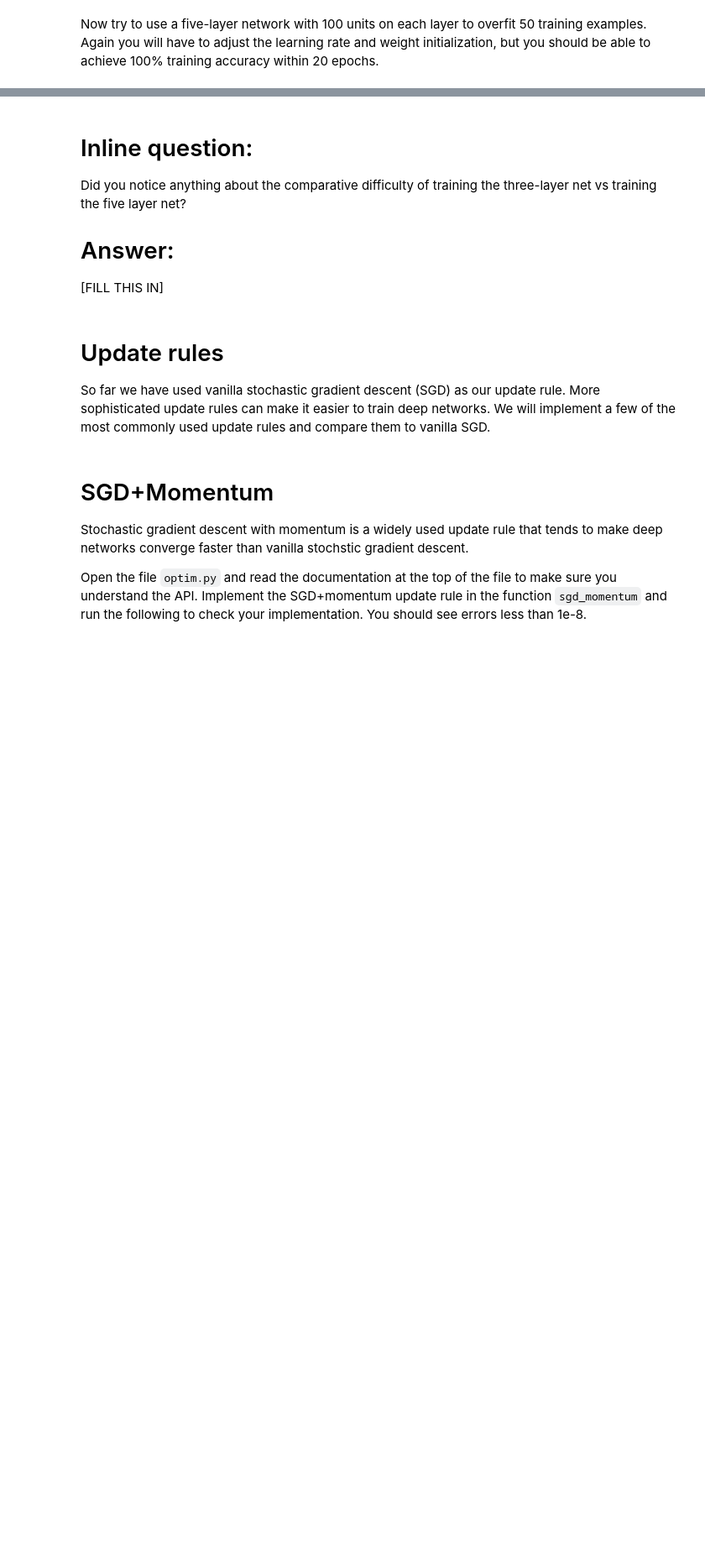
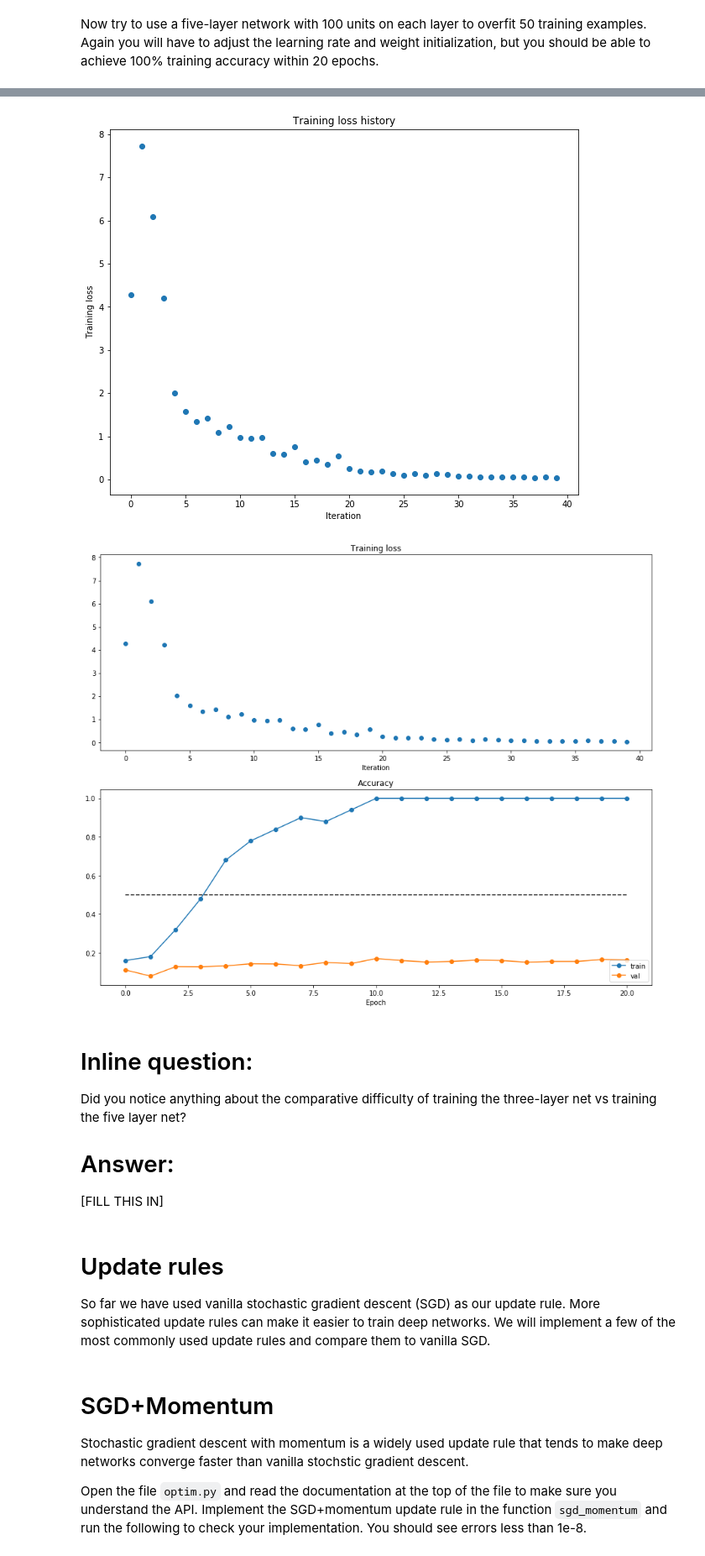
Before and after one commit to ZhuqingZhang0422/ML-for-Chemical-Engineering-Research, a Jupyter notebook: hw5/FullyConnectedNets.ipynb, the cells around one changed output, grey strips where cells are left out. Shown at 84% size. Drawn from its saved outputs; the diff is of its cells as text; code cells hidden in the pictures; blank space fills up the shorter version.

```diff
--- a/hw5/FullyConnectedNets.ipynb
+++ b/hw5/FullyConnectedNets.ipynb
@@ -415,8 +468,8 @@ small_data = {
   'y_val': data['y_val'],
 }
 
-learning_rate = 1e-4
-weight_scale = 1e-2
+learning_rate = 100e-4
+weight_scale = 5e-2
 model = FullyConnectedNet([100, 100, 100, 100],
                 weight_scale=weight_scale, dtype=np.float64)
 solver = Solver(model, small_data,
@@ -448,3 +501,4 @@ plt.xlabel('Epoch')
 plt.legend(loc='lower right')
 plt.gcf().set_size_inches(15, 12)
 plt.show()
+# %% [output]
@@ -451,3 +522,5 @@ plt.show()
+[figure, added]
+[figure, added]
 # %% [markdown]
 # Inline question:
 Did you notice anything about the comparative difficulty of training the three-layer net vs training the five layer net?
```
Also changed, not shown: parts of 17 cells of this notebook, 2 other files.
